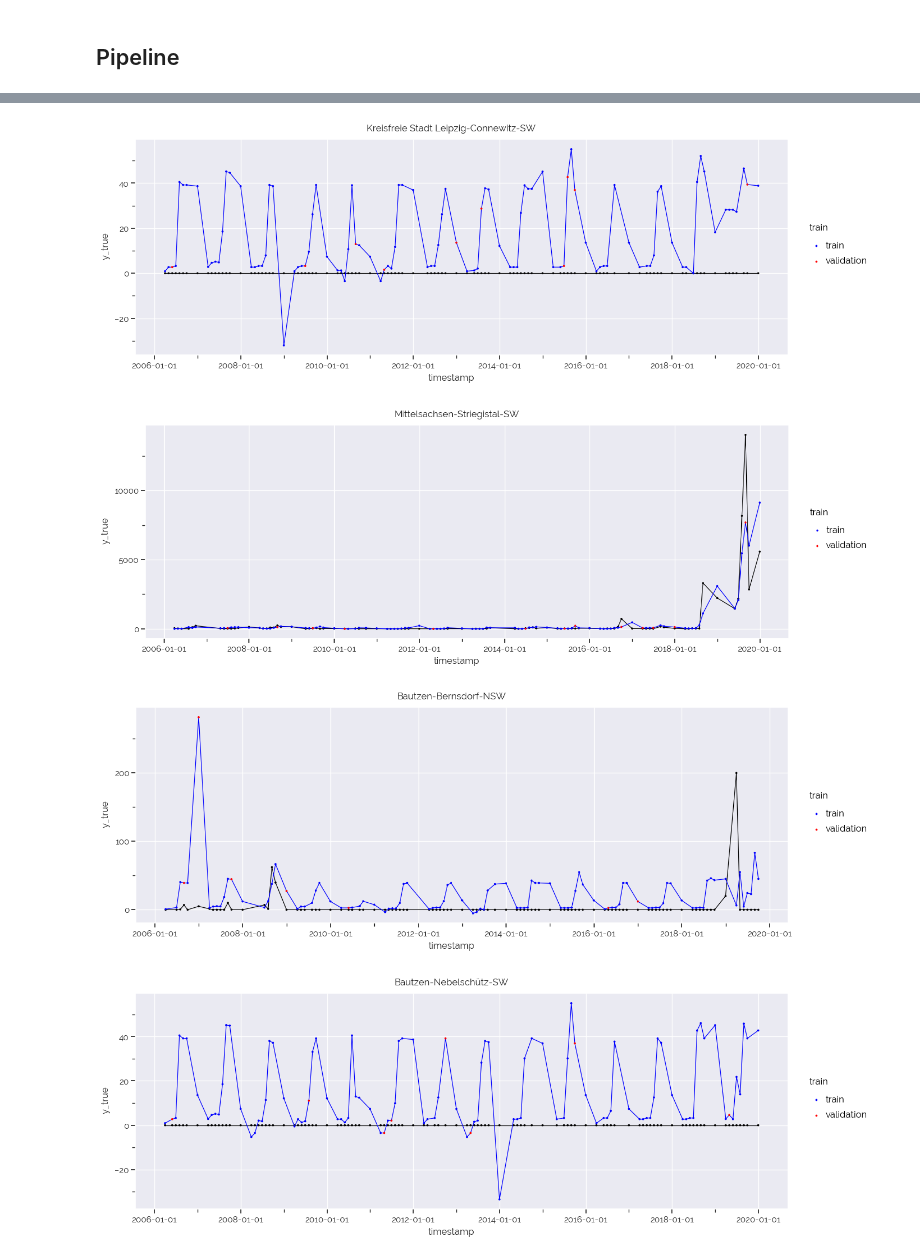
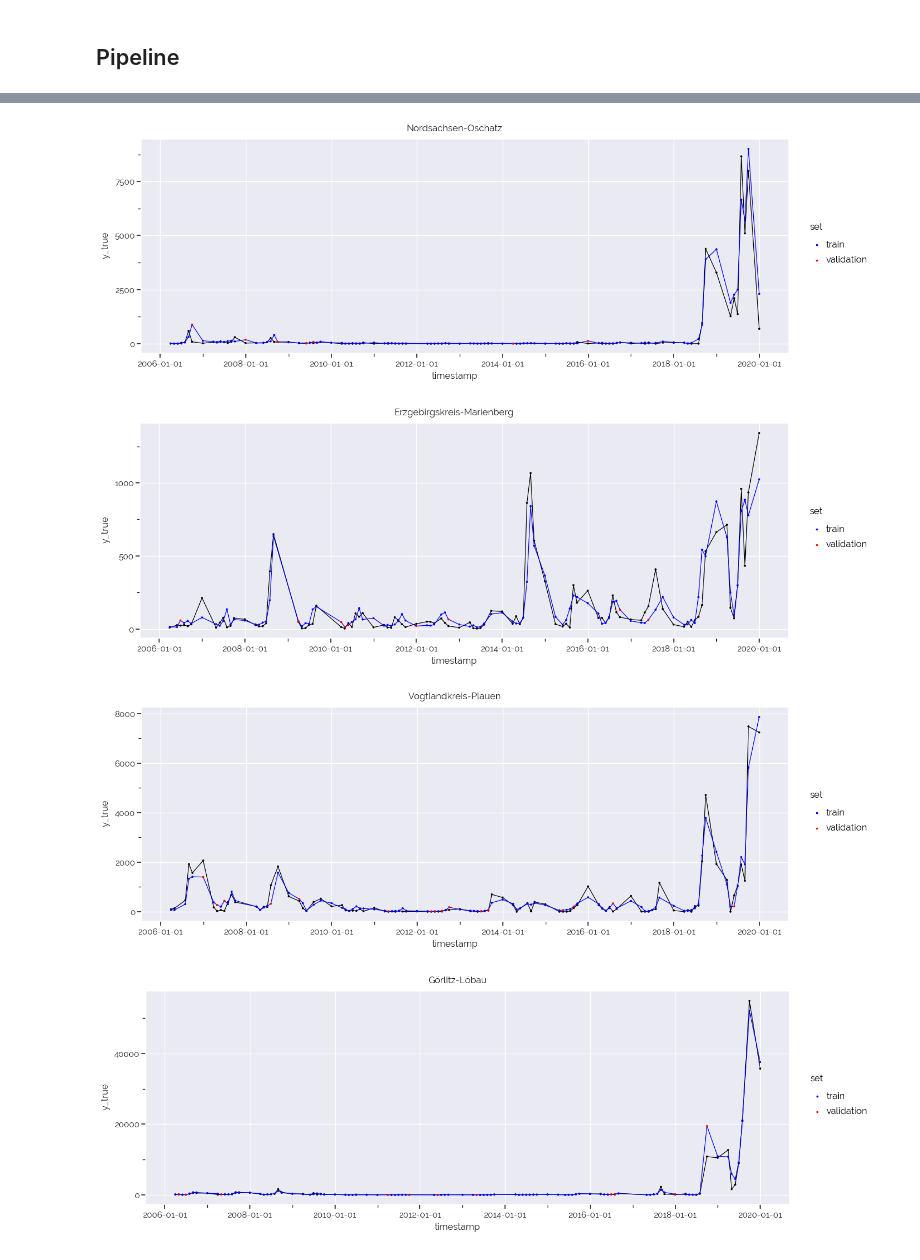
Before and after one commit to ho-ya/Bark_Beetle_Sachsenforst, a Jupyter notebook: 3_Initial_Model.ipynb, the cells around one changed output, grey strips where cells are left out. Saved outputs shown, nothing was run; the diff lists cells and outputs as text; code cells hidden in the pictures.

```diff
--- a/3_Initial_Model.ipynb
+++ b/3_Initial_Model.ipynb
@@ -38,8 +38,14 @@ data['area_endangered'] = data[['forest_ownership', 'area_nse', 'area_se']].appl
 # %%
 # TODO: remove pre 2006 and post feb2020
 data = data[data['timestamp'].isin(pd.date_range(start='2006-01-01', end='2020-02-29', freq='M'))]
+# %%
+# aggregate NSW and SW
+data[['infested_wood', 'area_endangered', 'prev_infested_wood', 'prev_infested_wood_rollsr', 'prev_infested_wood_rollwr']]= data.groupby(['timestamp', 'fdist_newname'])[['infested_wood', 'area_endangered', 'prev_infested_wood', 'prev_infested_wood_rollsr', 'prev_infested_wood_rollwr']].transform('sum')
+data.drop_duplicates(['timestamp', 'fdist_newname'], inplace=True, ignore_index=True)
+
+data['id'] = data['id'].map(lambda x: '-'.join(x.split('-')[:2]))
 # %%
 # pre-filter for features and train test split to prevent data leakage
 y = data['infested_wood']
 X = data[['timeframe', 'id', 'area_endangered', 'timestamp', 'centroid_xcoord', 'centroid_ycoord',
-          'TM0', 'RRK', 'KWK', 'prev_infested_wood', 'TM0_rollyr', 'RRK_rollyr', 'KWK_rollyr', 'prev_infested_wood_rollyr']]
+          'TM0', 'RGK', 'KWK', 'prev_infested_wood', 'TM0_rollsr', 'RGK_rollsr', 'KWK_rollsr', 'prev_infested_wood_rollsr', 'TM0_rollwr', 'RGK_rollwr', 'KWK_rollwr', 'prev_infested_wood_rollwr']]
@@ -47,18 +62,17 @@ X = data[['timeframe', 'id', 'area_endangered', 'timestamp', 'centroid_xcoord',
 ## train-val-test split
 # %%
 train_ratio = 0.80
-validation_ratio = 0.10
+val_ratio = 0.10
 test_ratio = 0.10
 
-# train is now 75% of the entire data set
+# make train set according to train_ratio
 X_train, X_test, y_train, y_test = train_test_split(X, y,
                                                     test_size=1 - train_ratio,
                                                     random_state=0)
 
-# test is now 10% of the initial data set
-# validation is now 10% of the initial data set
+# make validation and test set according to val_ratio and test_ratio
 X_val, X_test, y_val, y_test = train_test_split(X_test, y_test,
-                                                test_size=test_ratio/(test_ratio + validation_ratio),
+                                                test_size=test_ratio/(test_ratio + val_ratio),
                                                 random_state=0,
                                                 shuffle=False)  # shuffle already done in first split
 
@@ -295,0 +294,12 @@ array([0.16806196, 0.02302644, 0.04363305, 0.02397452, 0.02762127,
+# %%
+importance_values = best_model.feature_importances_
+importance_names = X_train.columns
+
+p9.options.figure_size = (10, 7.5)
+
+(
+    p9.ggplot()
+    + p9.geom_col(p9.aes('reorder(importance_names, -importance_values)', y='importance_values'))
+    + p9.theme_seaborn()
+    + p9.theme(axis_text_x=p9.element_text(rotation=45, hjust=1))
+).draw();
@@ -305,20 +317,20 @@ id_subset = np.random.choice(results_df['id'].unique(), 10, replace=False)
 # %%
 p9.options.figure_size = (15, 5)
 
 for ID in id_subset:
     draw = results_df[results_df['id'] == ID]
     (
         p9.ggplot(draw)
         + p9.geom_line(p9.aes('timestamp', 'y_true'))
         + p9.geom_point(p9.aes('timestamp', 'y_true'), size=.5)
         + p9.geom_line(p9.aes('timestamp', 'y_pred'), color='blue')
-        + p9.geom_point(p9.aes('timestamp', 'y_pred', color='train'), size=.5)
+        + p9.geom_point(p9.aes('timestamp', 'y_pred', color='set'), size=.5)
         + p9.scale_color_manual(['blue', 'red'])
         + p9.labels.ggtitle(ID)
         + p9.theme_seaborn()
     ).draw();
 # %% [output]
-[figure, old version]
+[figure, new version]
-[figure, old version]
+[figure, new version]
-[figure, old version]
+[figure, new version]
-[figure, old version]
+[figure, new version]
```
Also changed, not shown: parts of 18 cells of this notebook, 2 other files.
